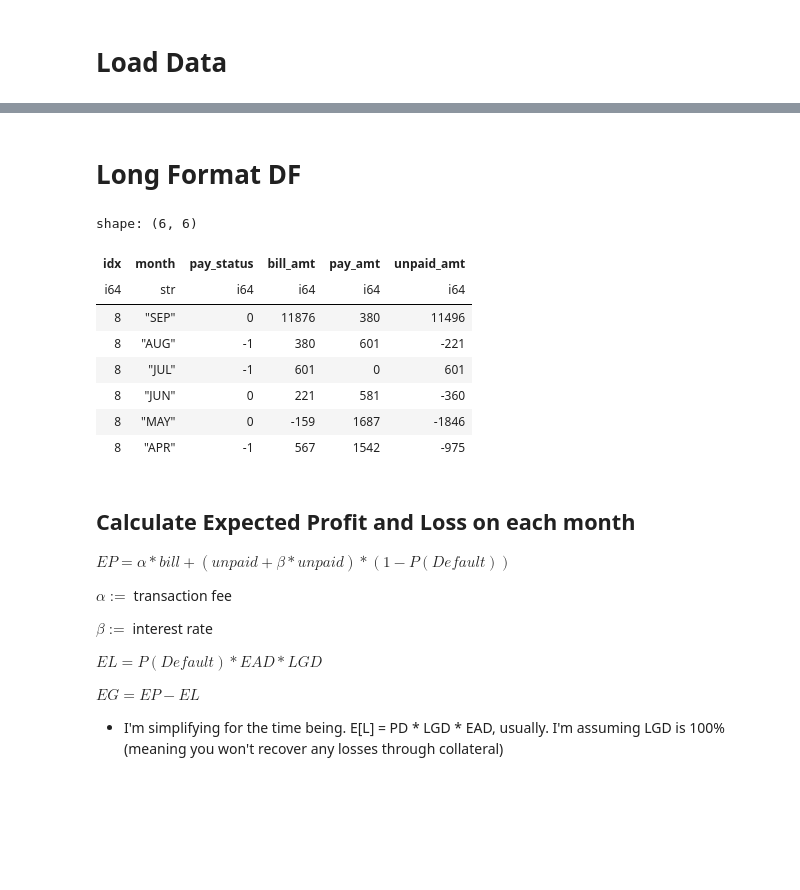
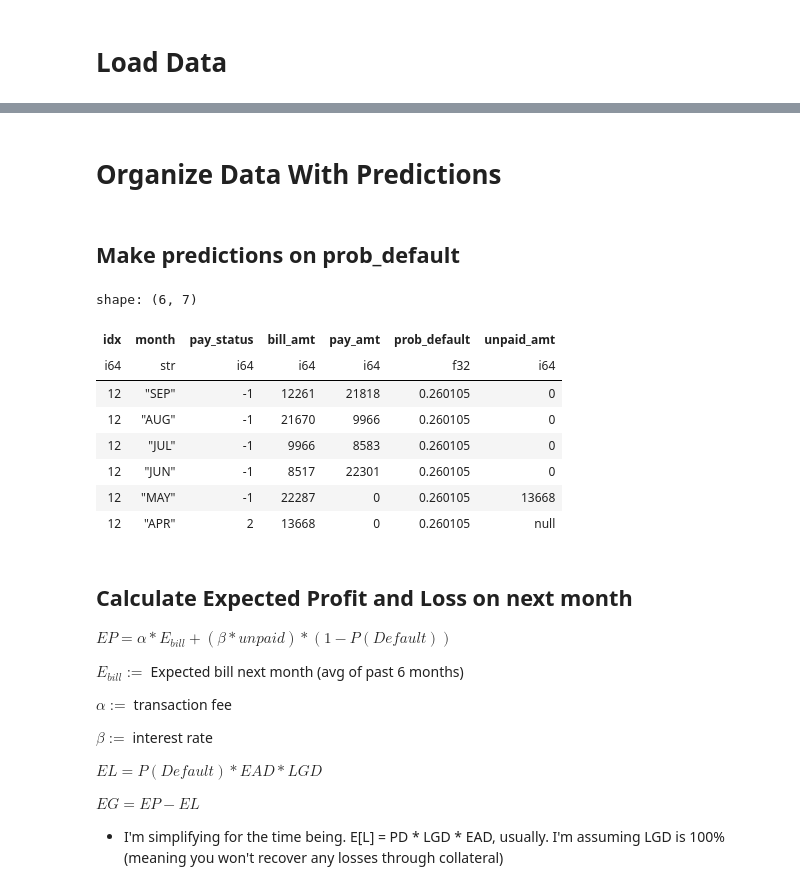
Before and after one commit to SethSullivan/learning, a Jupyter notebook: finance/sdt_cancel_credit.ipynb, the cells around one changed output, grey strips where cells are left out. Cells and saved outputs as stored; diff of their text form; code cells hidden in the pictures; blank space fills up the shorter version.

Commit message:
more work done, nto quite finished, dataset is weird

```diff
--- a/finance/sdt_cancel_credit.ipynb
+++ b/finance/sdt_cancel_credit.ipynb
@@ -91,0 +125,9 @@ shape: (5, 25)
+# %%
+train,test = train_test_split(df)
+X_train = train.drop("DEFAULT_PAYMENT_NEXT_MONTH")
+X_test = test.drop("DEFAULT_PAYMENT_NEXT_MONTH")
+y_train = train["DEFAULT_PAYMENT_NEXT_MONTH"]
+y_test = test["DEFAULT_PAYMENT_NEXT_MONTH"]
+FEATURES = list(X_train.columns)[1:]
+print(f"Num defaults {train['DEFAULT_PAYMENT_NEXT_MONTH'].sum()}")
+print(f"Num non-defaults {len(train) - train['DEFAULT_PAYMENT_NEXT_MONTH'].sum()}")
@@ -92,42 +215,60 @@ shape: (5, 25)
 # %% [markdown]
-# Long Format DF
+# Organize Data With Predictions
+# %% [markdown]
+## Make predictions on prob_default
+# %%
+final_xg_preds = clf.predict_proba(df[FEATURES])[:, 1]
 # %%
-# I want a new df with payment,bill information in long format
 # Cols = [month, pay_status, bill_amt, pay_amt]
 money_df = df.clone()
 value_cols = list(rename_col_dict.values())
-pay_cols = [v for v in value_cols if 'PAY_AMT' in v]
 temp_df = df.unpivot(
     on=value_cols,
     index='ID'
 )
+long_prob_default = np.tile(final_xg_preds, 6)
 
 money_df = pl.DataFrame().with_columns(
     idx = temp_df.filter(pl.col("variable").str.contains("PAY_STATUS"))['ID'],
     month = temp_df.filter(pl.col("variable").str.contains("PAY_STATUS"))['variable'].str.tail(3),
     pay_status = temp_df.filter(pl.col("variable").str.contains("PAY_STATUS"))['value'],
     bill_amt = temp_df.filter(pl.col("variable").str.contains("BILL_AMT"))['value'],
     pay_amt = temp_df.filter(pl.col("variable").str.contains("PAY_AMT"))['value'],
+    prob_default = long_prob_default
+
+).sort(pl.col("idx"))
+
+# Major Assumption for simplification: Everyone starts the month with no debt, and they pay on the next month
+# I don't know how much they started with in this dataset, so to properly calculate the interest accrued, I'm doing this
+money_df = money_df.with_columns(
+    pay_amt = pl.when(pl.col("month")=="APR").then(0).otherwise(pl.col("pay_amt"))
 )
 # Add debt column
 money_df = money_df.with_columns(
-    unpaid_amt = pl.col("bill_amt").sub(pl.col("pay_amt"))
+    unpaid_amt = pl.col("bill_amt").shift(-1).sub(pl.col("pay_amt")).over(pl.col("idx"))
+)
+# Sometimes people have negative unpaid amts, going to just zero that out for now
+money_df = money_df.with_columns(
+    unpaid_amt = pl.when(pl.col("unpaid_amt")<0).then(0).otherwise(pl.col("unpaid_amt"))
+)
 
-)
-money_df.filter(pl.col("idx")==8)
+
+money_df.filter(pl.col("idx")==12)
 # %% [output]
-shape: (6, 6)
+shape: (6, 7)
-| idx | month | pay_status | bill_amt | pay_amt | unpaid_amt |
-| i64 | str | i64 | i64 | i64 | i64 |
-| 8 | "SEP" | 0 | 11876 | 380 | 11496 |
-| 8 | "AUG" | -1 | 380 | 601 | -221 |
-| 8 | "JUL" | -1 | 601 | 0 | 601 |
-| 8 | "JUN" | 0 | 221 | 581 | -360 |
-| 8 | "MAY" | 0 | -159 | 1687 | -1846 |
-| 8 | "APR" | -1 | 567 | 1542 | -975 |
+| idx | month | pay_status | bill_amt | pay_amt | prob_default | unpaid_amt |
+| i64 | str | i64 | i64 | i64 | f32 | i64 |
+| 12 | "SEP" | -1 | 12261 | 21818 | 0.260105 | 0 |
+| 12 | "AUG" | -1 | 21670 | 9966 | 0.260105 | 0 |
+| 12 | "JUL" | -1 | 9966 | 8583 | 0.260105 | 0 |
+| 12 | "JUN" | -1 | 8517 | 22301 | 0.260105 | 0 |
+| 12 | "MAY" | -1 | 22287 | 0 | 0.260105 | 13668 |
+| 12 | "APR" | 2 | 13668 | 0 | 0.260105 | null |
 # %% [markdown]
-## Calculate Expected Profit and Loss on each month
-$EP = \alpha * bill + (unpaid + \beta * unpaid) * (1 - P(Default)) $
+## Calculate Expected Profit and Loss on next month
+$EP = \alpha * E_{bill} + (\beta * unpaid) * (1 - P(Default)) $
+
+$E_{bill} := $ Expected bill next month (avg of past 6 months)
 
 $  \alpha :=$ transaction fee
 
```
Also changed, not shown: parts of 22 cells of this notebook.
